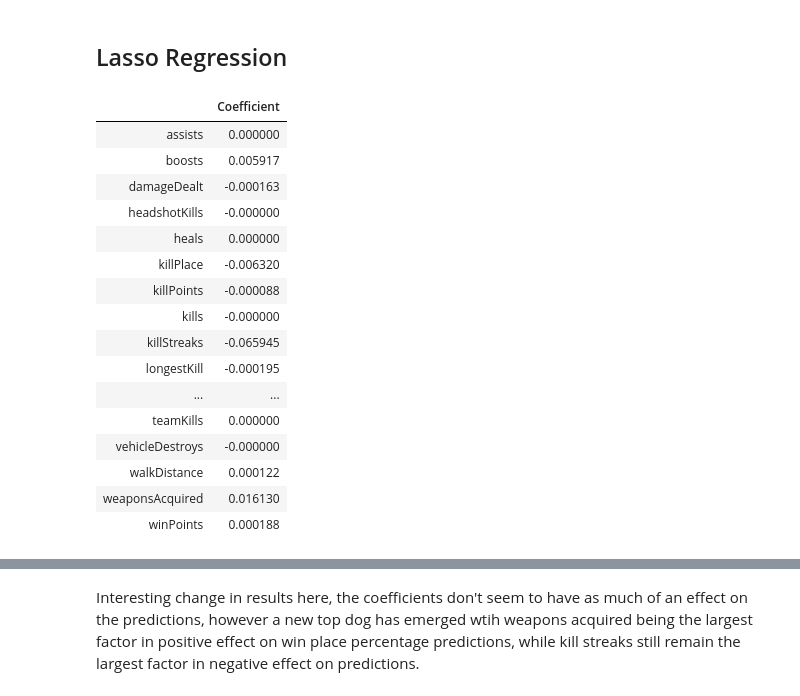
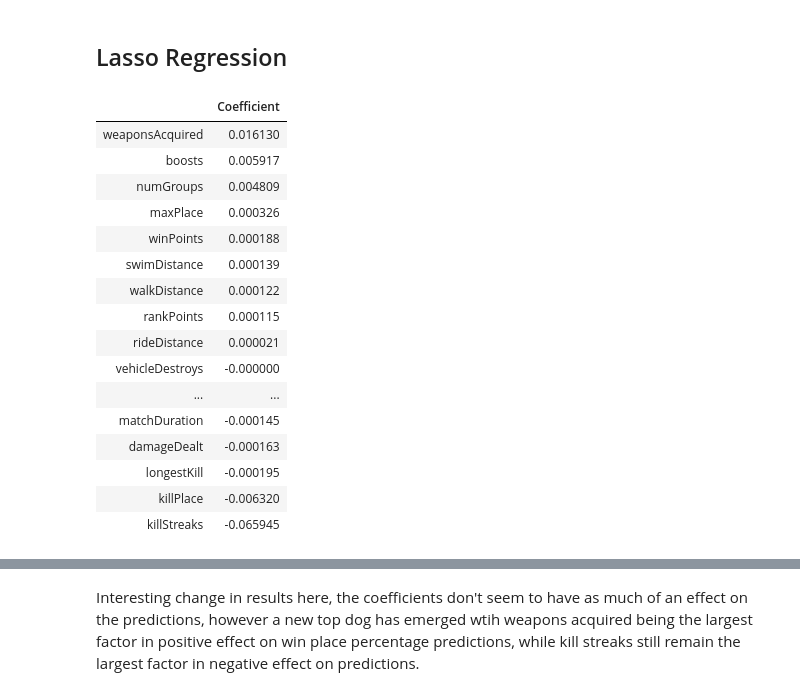
Before and after one commit to davidbuehler07/Capstone-Project-1, a Jupyter notebook: Capstone Project 1 - Machine Learning Baseline Analysis.ipynb, the cells around one changed output, grey strips where cells are left out. Cells and saved outputs as stored; diff of their text form; code cells hidden in the pictures.

```diff
--- a/Capstone Project 1 - Machine Learning Baseline Analysis.ipynb
+++ b/Capstone Project 1 - Machine Learning Baseline Analysis.ipynb
@@ -306,24 +307,24 @@ lasso = Lasso(alpha=best_lasso_alpha)
 lasso_fit = lasso.fit(X_train, y_train)
 # %%
 lasso_coef = lasso_fit.coef_
-lasso_coeff_df = pd.DataFrame(lasso_coef, X.columns, columns=['Coefficient'])
-lasso_coeff_df
+lasso_coef_df = pd.DataFrame(lasso_coef, X.columns, columns=['Coefficient']).sort_values('Coefficient', ascending=False)
+lasso_coef_df
 # %% [output]
 |  | Coefficient |
-| assists | 0.000000 |
+| weaponsAcquired | 0.016130 |
 | boosts | 0.005917 |
+| numGroups | 0.004809 |
+| maxPlace | 0.000326 |
+| winPoints | 0.000188 |
+| swimDistance | 0.000139 |
+| walkDistance | 0.000122 |
+| rankPoints | 0.000115 |
+| rideDistance | 0.000021 |
+| vehicleDestroys | -0.000000 |
+| ... | ... |
+| matchDuration | -0.000145 |
 | damageDealt | -0.000163 |
-| headshotKills | -0.000000 |
-| heals | 0.000000 |
+| longestKill | -0.000195 |
 | killPlace | -0.006320 |
-| killPoints | -0.000088 |
-| kills | -0.000000 |
 | killStreaks | -0.065945 |
-| longestKill | -0.000195 |
-| ... | ... |
-| teamKills | 0.000000 |
-| vehicleDestroys | -0.000000 |
-| walkDistance | 0.000122 |
-| weaponsAcquired | 0.016130 |
-| winPoints | 0.000188 |
 # %%
```
Also changed, not shown: parts of 5 cells of this notebook.
